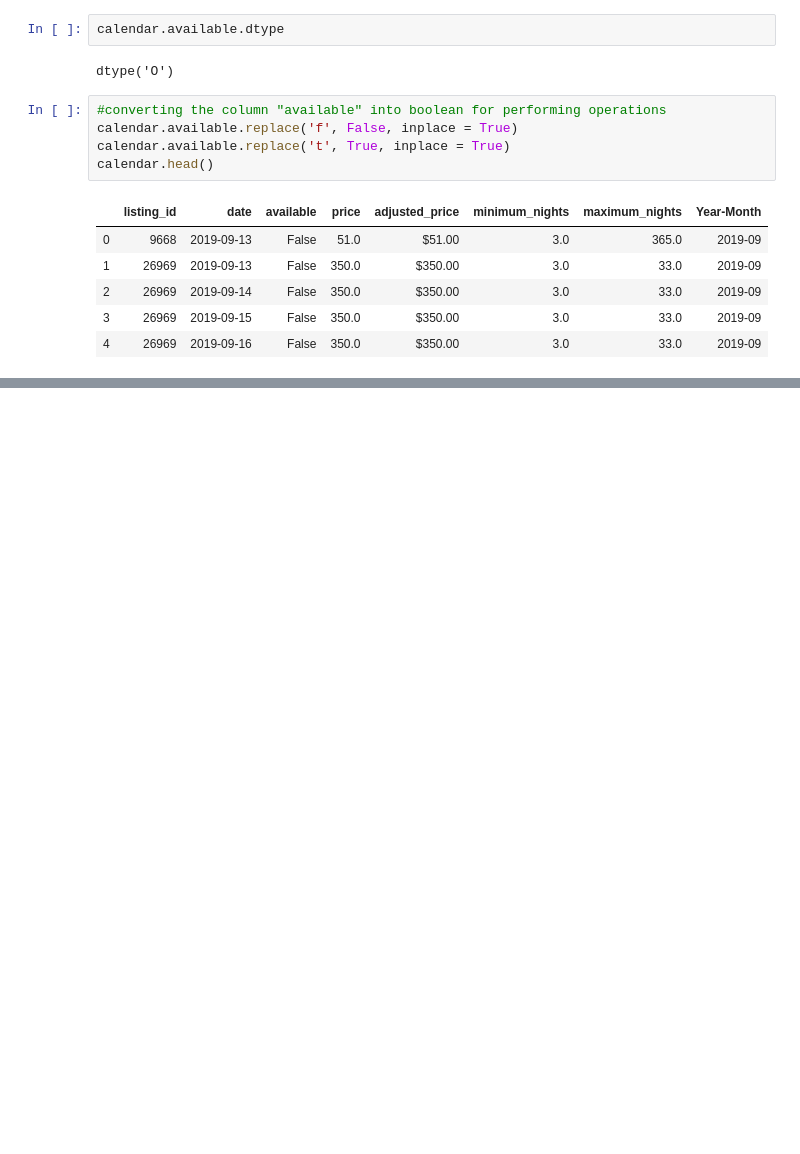
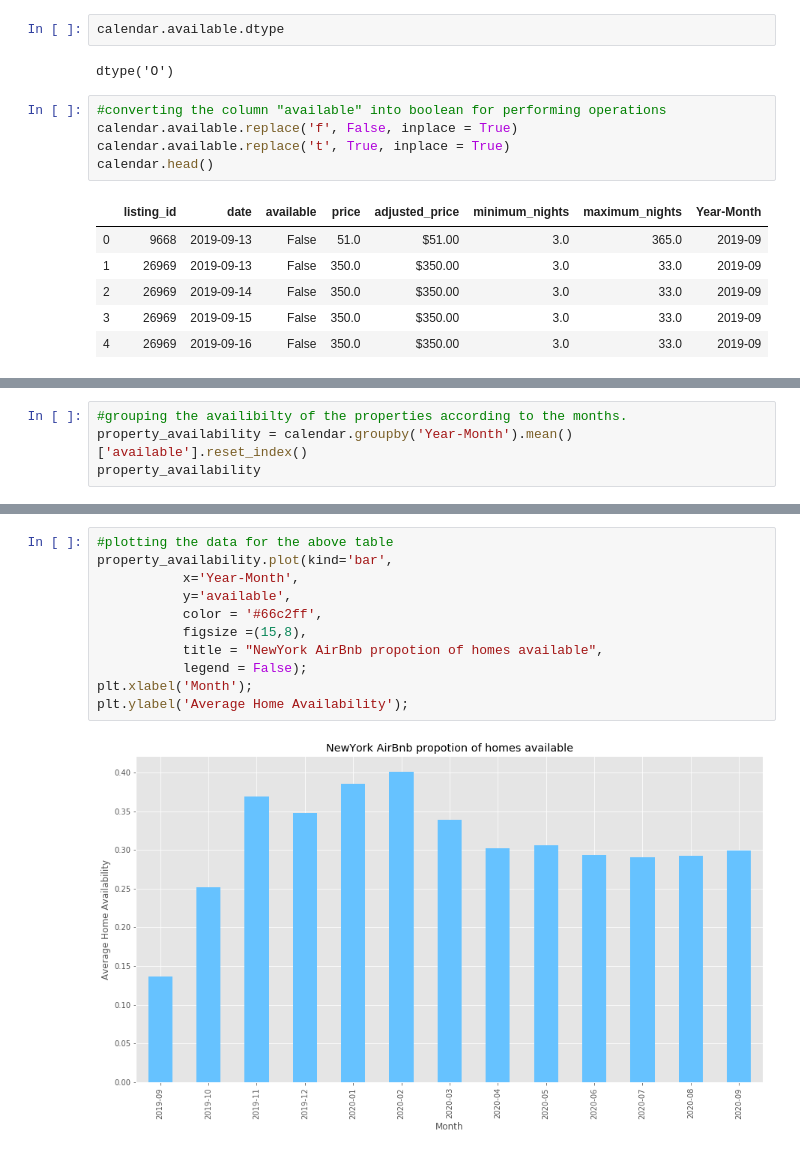
Before and after one commit to amitborkar98/AIRBNB-NewYork, a Jupyter notebook: analysis.ipynb, the cells around one changed output, grey strips where cells are left out. Saved outputs shown, nothing was run; the diff lists cells and outputs as text; blank space fills up the shorter version.

```diff
--- a/analysis.ipynb
+++ b/analysis.ipynb
@@ -129,0 +134,4 @@ It can be concluded that property type also plays an important factor. Not surpr
+# %%
+#grouping the availibilty of the properties according to the months.
+property_availability = calendar.groupby('Year-Month').mean()['available'].reset_index()
+property_availability
@@ -129,0 +153,13 @@ It can be concluded that property type also plays an important factor. Not surpr
+# %%
+#plotting the data for the above table
+property_availability.plot(kind='bar',
+           x='Year-Month',
+           y='available',
+           color = '#66c2ff',
+           figsize =(15,8),
+           title = "NewYork AirBnb propotion of homes available",
+           legend = False);
+plt.xlabel('Month');
+plt.ylabel('Average Home Availability');
+# %% [output]
+[figure, added]
```
Also changed, not shown: parts of 11 cells of this notebook.
